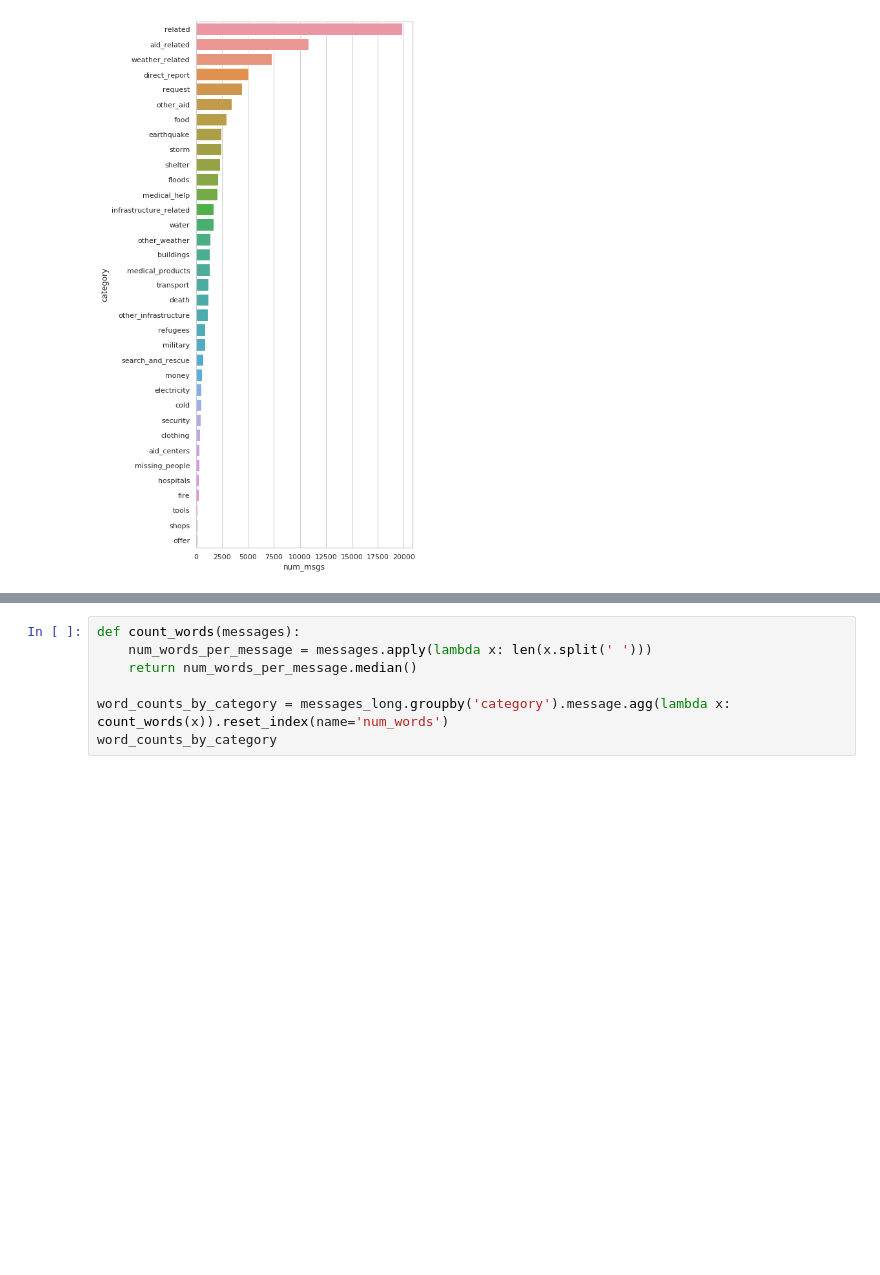
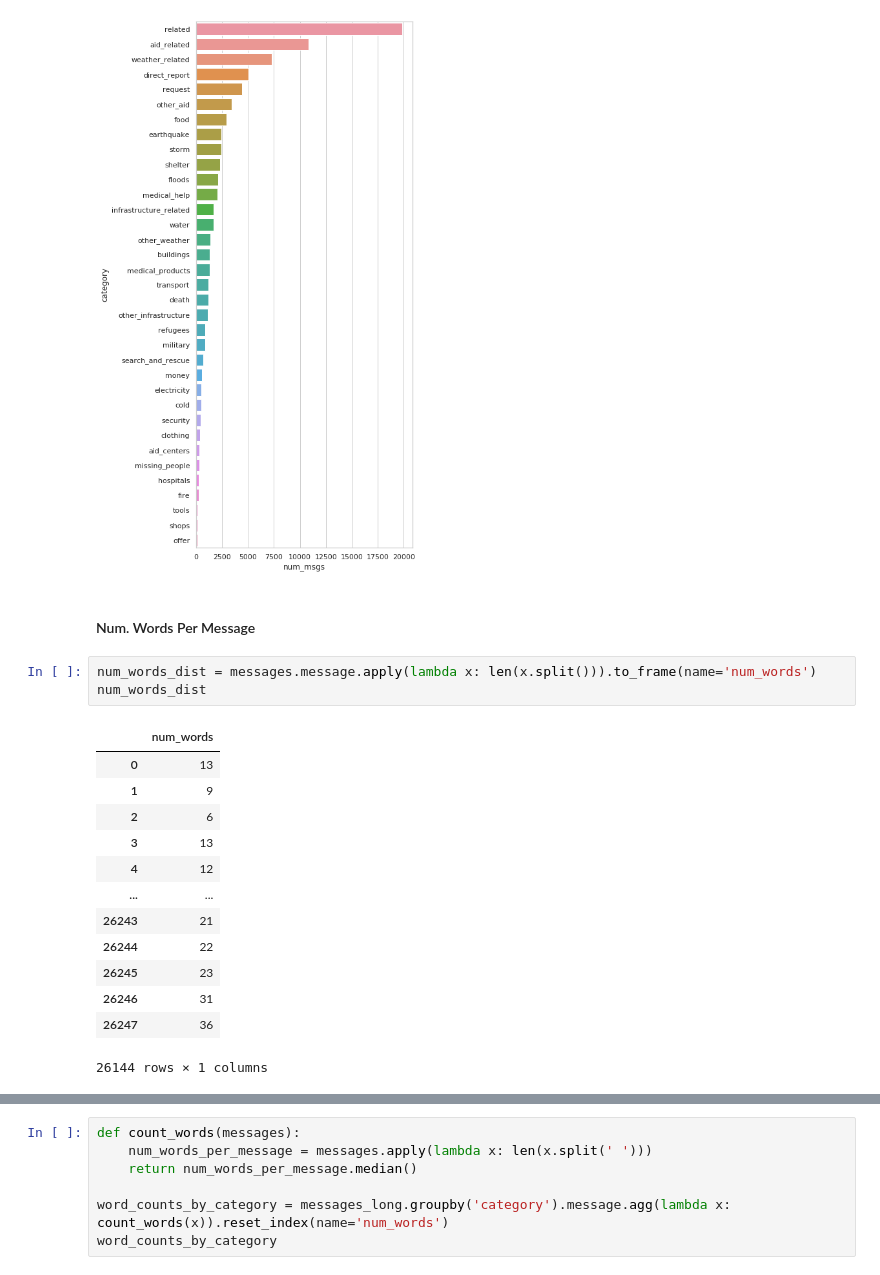
Before and after one commit to tarcisobraz/disaster-message-clf, a Jupyter notebook: data/ETL Pipeline Preparation.ipynb, the cells around one changed output, grey strips where cells are left out. Drawn from its saved outputs; the diff is of its cells as text; blank space fills up the shorter version.

```diff
--- a/data/ETL Pipeline Preparation.ipynb
+++ b/data/ETL Pipeline Preparation.ipynb
@@ -346,3 +350,22 @@ f, ax = plt.subplots(figsize=(6, 15))
 sns.barplot(x="num_msgs", y="category", data=num_msgs_per_cat);
 # %% [output]
 [figure]
+# %% [markdown]
+#### Num. Words Per Message
+# %%
+num_words_dist = messages.message.apply(lambda x: len(x.split())).to_frame(name='num_words')
+num_words_dist
+# %% [output]
+|  | num_words |
+| 0 | 13 |
+| 1 | 9 |
+| 2 | 6 |
+| 3 | 13 |
+| 4 | 12 |
+| ... | ... |
+| 26243 | 21 |
+| 26244 | 22 |
+| 26245 | 23 |
+| 26246 | 31 |
+| 26247 | 36 |
+26144 rows × 1 columns
```
Also changed, not shown: parts of 11 cells of this notebook.
